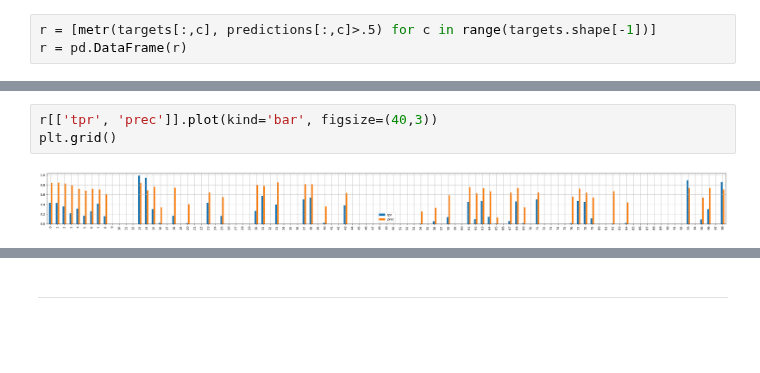
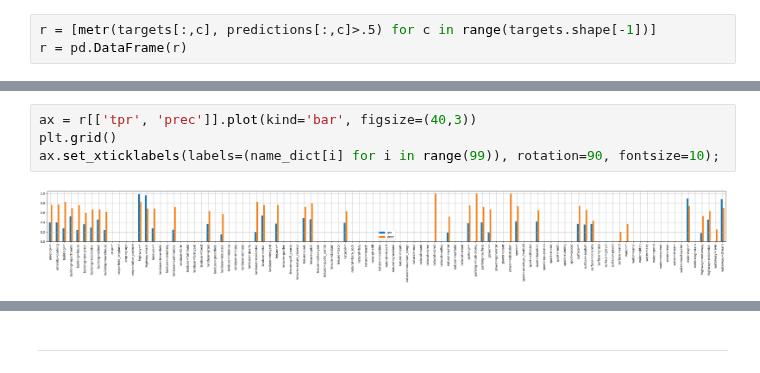
Before and after one commit to Clay-foundation/earth-text, a Jupyter notebook: notebooks/models/04b - MLC w instance relabeling.ipynb, the cells around one changed output, grey strips where cells are left out. Cells and saved outputs as stored; diff of their text form; blank space fills up the shorter version.

```diff
--- a/notebooks/models/04b - MLC w instance relabeling.ipynb
+++ b/notebooks/models/04b - MLC w instance relabeling.ipynb
@@ -170,5 +168,6 @@ ax.set_yticklabels(labels=(name_dict[i] for i in range(99)), rotation=0, fontsiz
 # %%
-r[['tpr', 'prec']].plot(kind='bar', figsize=(40,3))
+ax = r[['tpr', 'prec']].plot(kind='bar', figsize=(40,3))
 plt.grid()
+ax.set_xticklabels(labels=(name_dict[i] for i in range(99)), rotation=90, fontsize=10);
 # %% [output]
-[figure, old version]
+[figure, new version]
```
Also changed, not shown: parts of 61 cells of this notebook.
